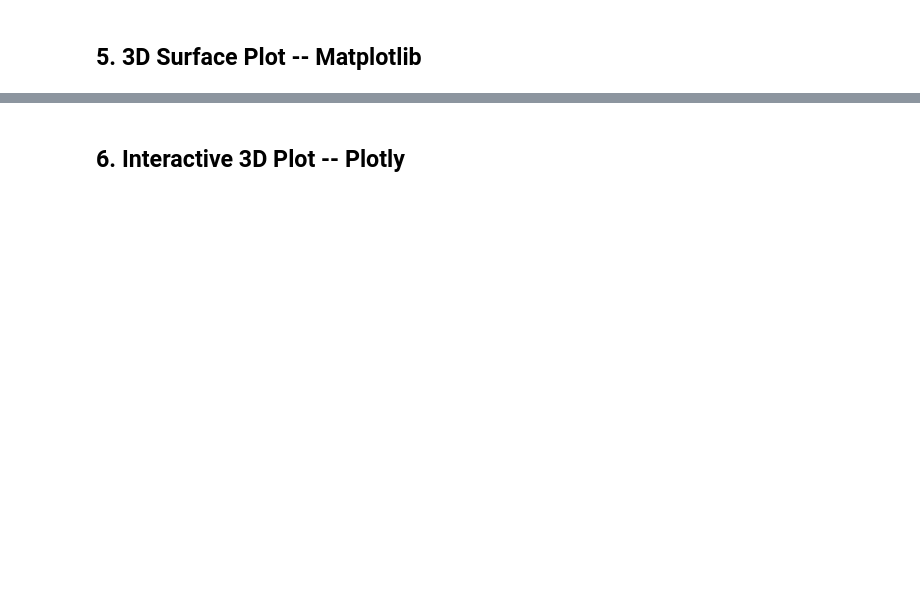
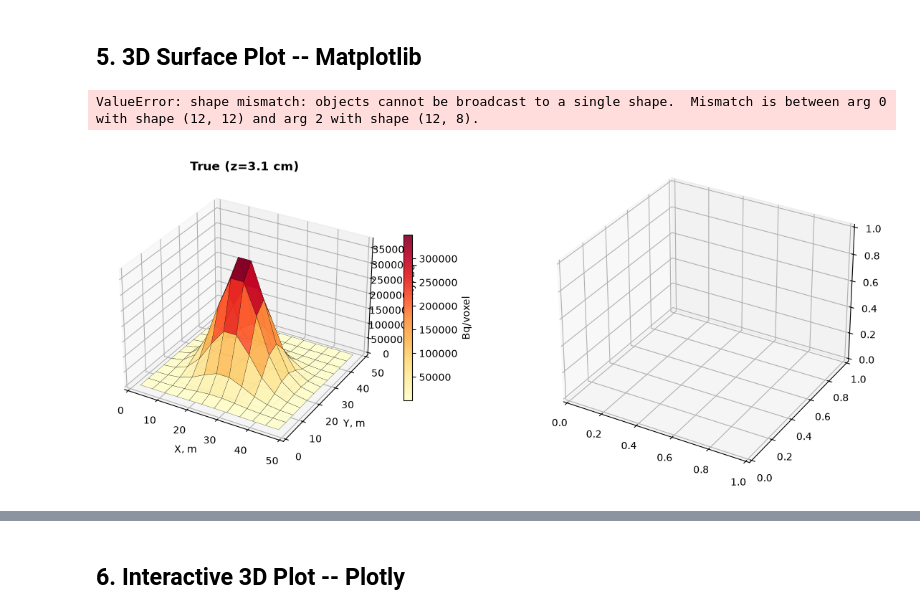
Before and after one commit to Radiationsafety/soilactivity, a Jupyter notebook: examples/example01.ipynb, the cells around one changed output, grey strips where cells are left out. Cells and saved outputs as stored; diff of their text form; code cells hidden in the pictures; blank space fills up the shorter version.

```diff
--- a/examples/example01.ipynb
+++ b/examples/example01.ipynb
@@ -164,5 +191,26 @@ plt.tight_layout(); plt.show()
 # %% [markdown]
 ## 5. 3D Surface Plot -- Matplotlib
 # %%
-X_mesh, Y_mesh = np.meshgrid(cx, cy, indexing='ij')Z_true = activity_true[:,:,0].TZ_recon = res_mlem.activity_3d[:,:,0].Tfig = plt.figure(figsize=(14, 6))ax1 = fig.add_subplot(121, projection='3d')ax1.plot_surface(X_mesh, Y_mesh, Z_true, cmap='YlOrRd', alpha=0.9,    rstride=1, cstride=1, edgecolor='k', linewidth=0.2)ax1.set_xlabel('X, m'); ax1.set_ylabel('Y, m'); ax1.set_zlabel('Activity, Bq')ax1.set_title(f'True (z={depths_cm[0]:.1f} cm)', fontweight='bold')fig.colorbar(ax1.collections[0], ax=ax1, shrink=0.5, label='Bq/voxel')ax2 = fig.add_subplot(122, projection='3d')ax2.plot_surface(X_mesh, Y_mesh, Z_recon, cmap='YlOrRd', alpha=0.9,    rstride=1, cstride=1, edgecolor='k', linewidth=0.2)ax2.set_xlabel('X, m'); ax2.set_ylabel('Y, m'); ax2.set_zlabel('Activity, Bq')ax2.set_title(f'MLEM Recon (z={depths_cm[0]:.1f} cm)', fontweight='bold')fig.colorbar(ax2.collections[0], ax=ax2, shrink=0.5, label='Bq/voxel')plt.tight_layout(); plt.show()
+X_mesh, Y_mesh = np.meshgrid(cx, cy, indexing='ij')
+Z_true = activity_true[:,:,0].T
+Z_recon = res_mlem.activity_3d[:,:,0].T
+
+fig = plt.figure(figsize=(14, 6))
+ax1 = fig.add_subplot(121, projection='3d')
+ax1.plot_surface(X_mesh, Y_mesh, Z_true, cmap='YlOrRd', alpha=0.9,
+    rstride=1, cstride=1, edgecolor='k', linewidth=0.2)
+ax1.set_xlabel('X, m'); ax1.set_ylabel('Y, m'); ax1.set_zlabel('Activity, Bq')
+ax1.set_title(f'True (z={depths_cm[0]:.1f} cm)', fontweight='bold')
+fig.colorbar(ax1.collections[0], ax=ax1, shrink=0.5, label='Bq/voxel')
+
+ax2 = fig.add_subplot(122, projection='3d')
+ax2.plot_surface(X_mesh, Y_mesh, Z_recon, cmap='YlOrRd', alpha=0.9,
+    rstride=1, cstride=1, edgecolor='k', linewidth=0.2)
+ax2.set_xlabel('X, m'); ax2.set_ylabel('Y, m'); ax2.set_zlabel('Activity, Bq')
+ax2.set_title(f'MLEM Recon (z={depths_cm[0]:.1f} cm)', fontweight='bold')
+fig.colorbar(ax2.collections[0], ax=ax2, shrink=0.5, label='Bq/voxel')
+plt.tight_layout(); plt.show()
+# %% [output]
+ValueError: shape mismatch: objects cannot be broadcast to a single shape.  Mismatch is between arg 0 with shape (12, 12) and arg 2 with shape (12, 8).
+[figure, added]
 # %%
```
Also changed, not shown: parts of 18 cells of this notebook, 2 other files.
